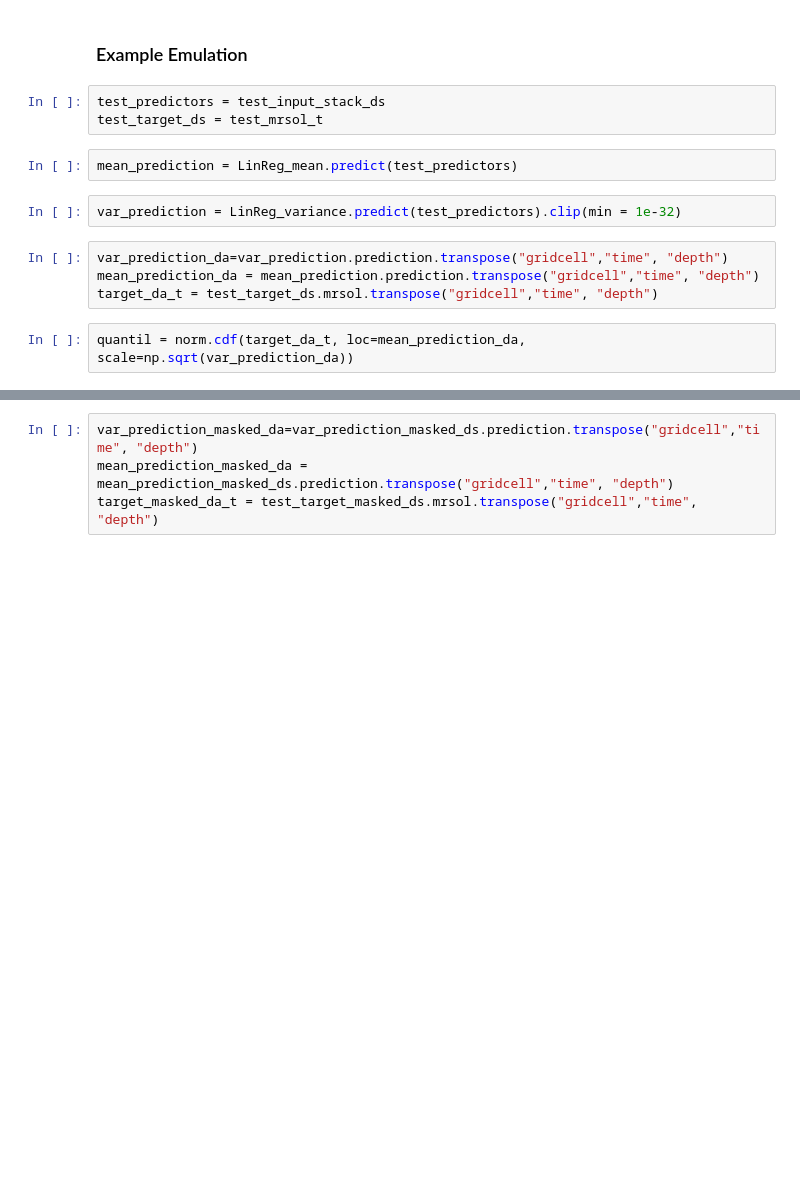
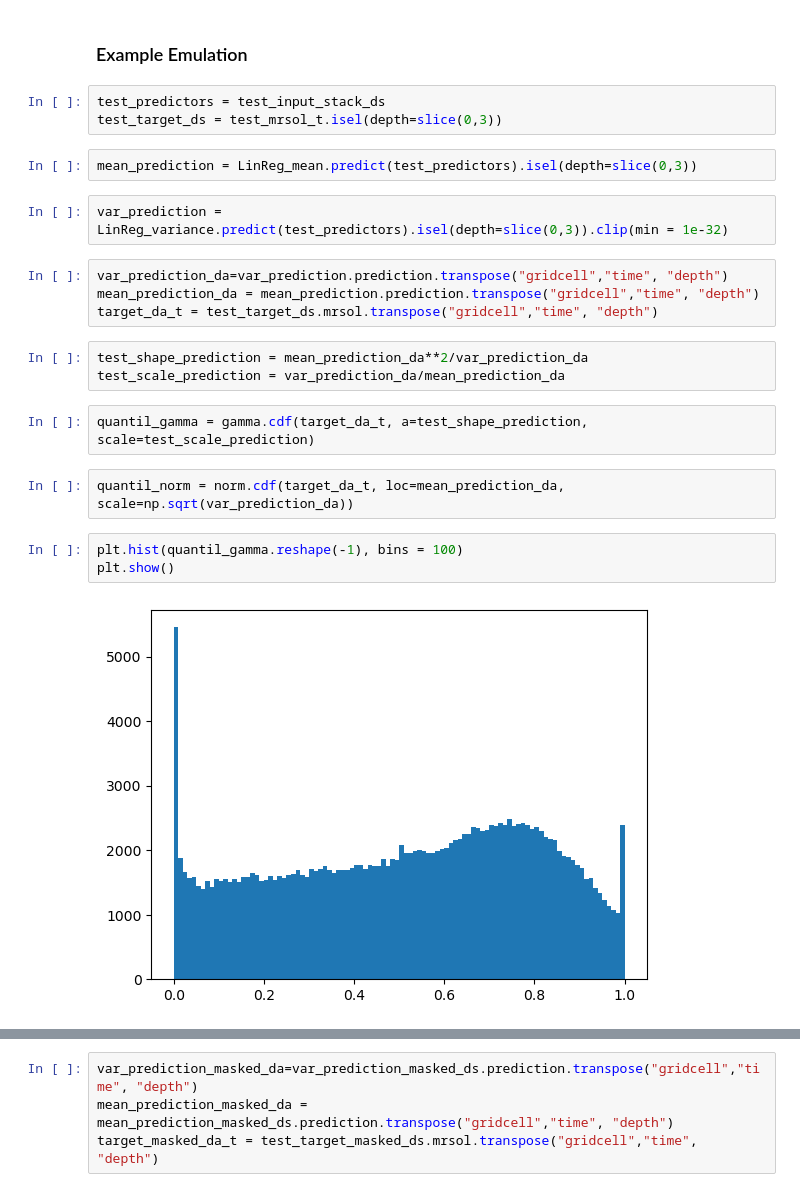
Before and after one commit to pjunghans1234/bachelorarbeit, a Jupyter notebook: quantile_plot.ipynb, the cells around one changed output, grey strips where cells are left out. Cells and saved outputs as stored; diff of their text form; blank space fills up the shorter version.

Commit message:
gamma

```diff
--- a/quantile_plot.ipynb
+++ b/quantile_plot.ipynb
@@ -128,15 +129,25 @@ LinReg_mean, LinReg_variance
 ### Example Emulation
 # %%
 test_predictors = test_input_stack_ds
-test_target_ds = test_mrsol_t
+test_target_ds = test_mrsol_t.isel(depth=slice(0,3))
 # %%
-mean_prediction = LinReg_mean.predict(test_predictors)
+mean_prediction = LinReg_mean.predict(test_predictors).isel(depth=slice(0,3))
 # %%
-var_prediction = LinReg_variance.predict(test_predictors).clip(min = 1e-32)
+var_prediction = LinReg_variance.predict(test_predictors).isel(depth=slice(0,3)).clip(min = 1e-32)
 # %%
 var_prediction_da=var_prediction.prediction.transpose("gridcell","time", "depth")
 mean_prediction_da = mean_prediction.prediction.transpose("gridcell","time", "depth")
 target_da_t = test_target_ds.mrsol.transpose("gridcell","time", "depth")
+# %%
+test_shape_prediction = mean_prediction_da**2/var_prediction_da
+test_scale_prediction = var_prediction_da/mean_prediction_da
+# %%
+quantil_gamma = gamma.cdf(target_da_t, a=test_shape_prediction, scale=test_scale_prediction)
 # %%
-quantil = norm.cdf(target_da_t, loc=mean_prediction_da, scale=np.sqrt(var_prediction_da))
+quantil_norm = norm.cdf(target_da_t, loc=mean_prediction_da, scale=np.sqrt(var_prediction_da))
+# %%
+plt.hist(quantil_gamma.reshape(-1), bins = 100)
+plt.show()
+# %% [output]
+[figure, added]
 # %%
```
Also changed, not shown: parts of 7 cells of this notebook, 6 other files.
